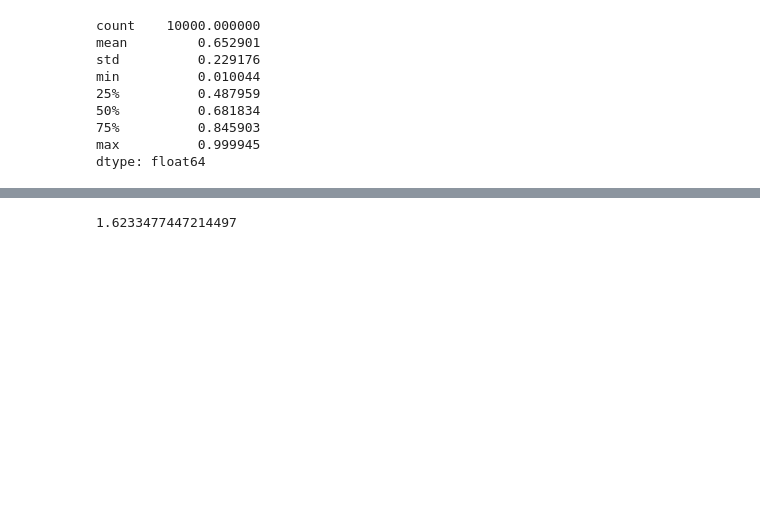
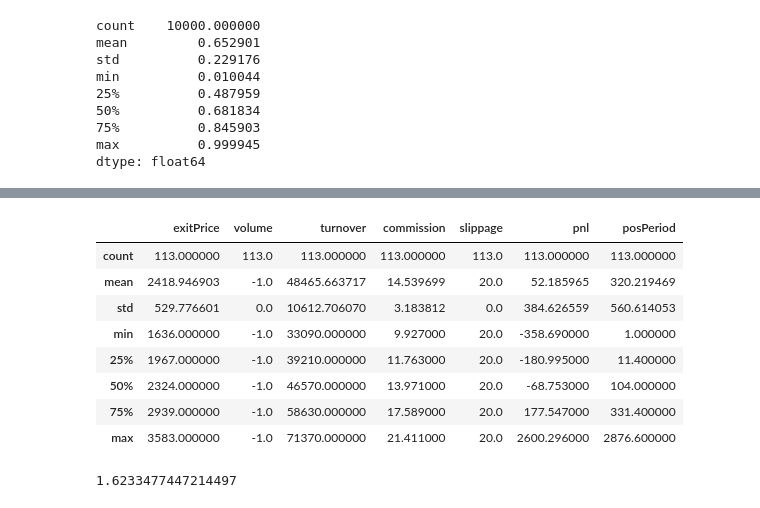
Before and after one commit to kamiseko/for-vnpy, a Jupyter notebook: CTA_Strategy_Output_Ananlysis.ipynb, the cells around one changed output, grey strips where cells are left out. Saved outputs shown, nothing was run; the diff lists cells and outputs as text; code cells hidden in the pictures; blank space fills up the shorter version.

```diff
--- a/CTA_Strategy_Output_Ananlysis.ipynb
+++ b/CTA_Strategy_Output_Ananlysis.ipynb
@@ -99,3 +111,15 @@ MultiCycleTest.describe()
+# %%
+MultiCycleTrain[MultiCycleTrain.volume==-1].describe()
+# %% [output]
+|  | exitPrice | volume | turnover | commission | slippage | pnl | posPeriod |
+| count | 113.000000 | 113.0 | 113.000000 | 113.000000 | 113.0 | 113.000000 | 113.000000 |
+| mean | 2418.946903 | -1.0 | 48465.663717 | 14.539699 | 20.0 | 52.185965 | 320.219469 |
+| std | 529.776601 | 0.0 | 10612.706070 | 3.183812 | 0.0 | 384.626559 | 560.614053 |
+| min | 1636.000000 | -1.0 | 33090.000000 | 9.927000 | 20.0 | -358.690000 | 1.000000 |
+| 25% | 1967.000000 | -1.0 | 39210.000000 | 11.763000 | 20.0 | -180.995000 | 11.400000 |
+| 50% | 2324.000000 | -1.0 | 46570.000000 | 13.971000 | 20.0 | -68.753000 | 104.000000 |
+| 75% | 2939.000000 | -1.0 | 58630.000000 | 17.589000 | 20.0 | 177.547000 | 331.400000 |
+| max | 3583.000000 | -1.0 | 71370.000000 | 21.411000 | 20.0 | 2600.296000 | 2876.600000 |
 # %%
 MultiCycleTest.pnl.std()**2 / MultiCycleTrain.pnl.std()**2
 # %% [output]
```
Also changed, not shown: parts of 9 cells of this notebook.
